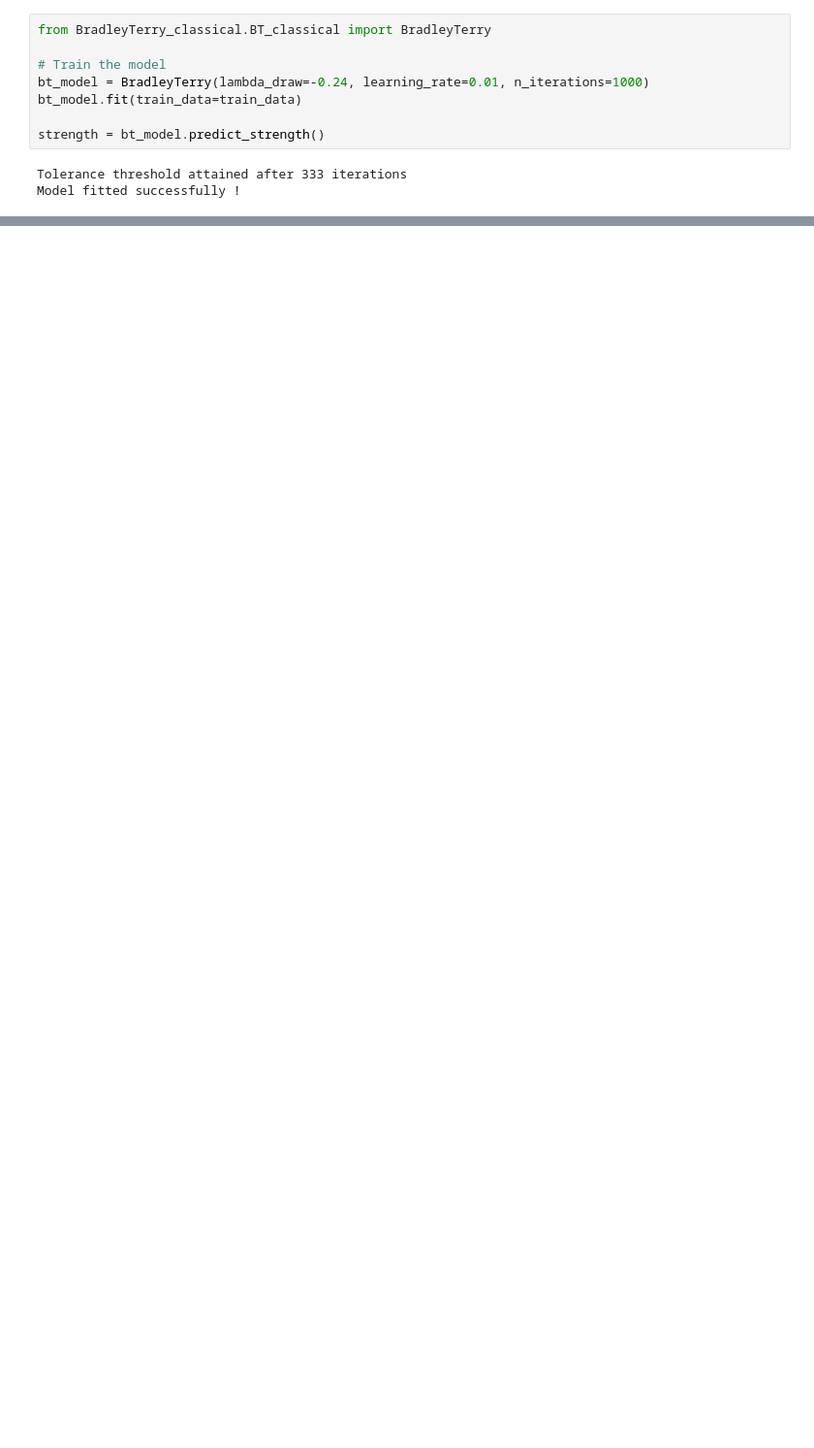
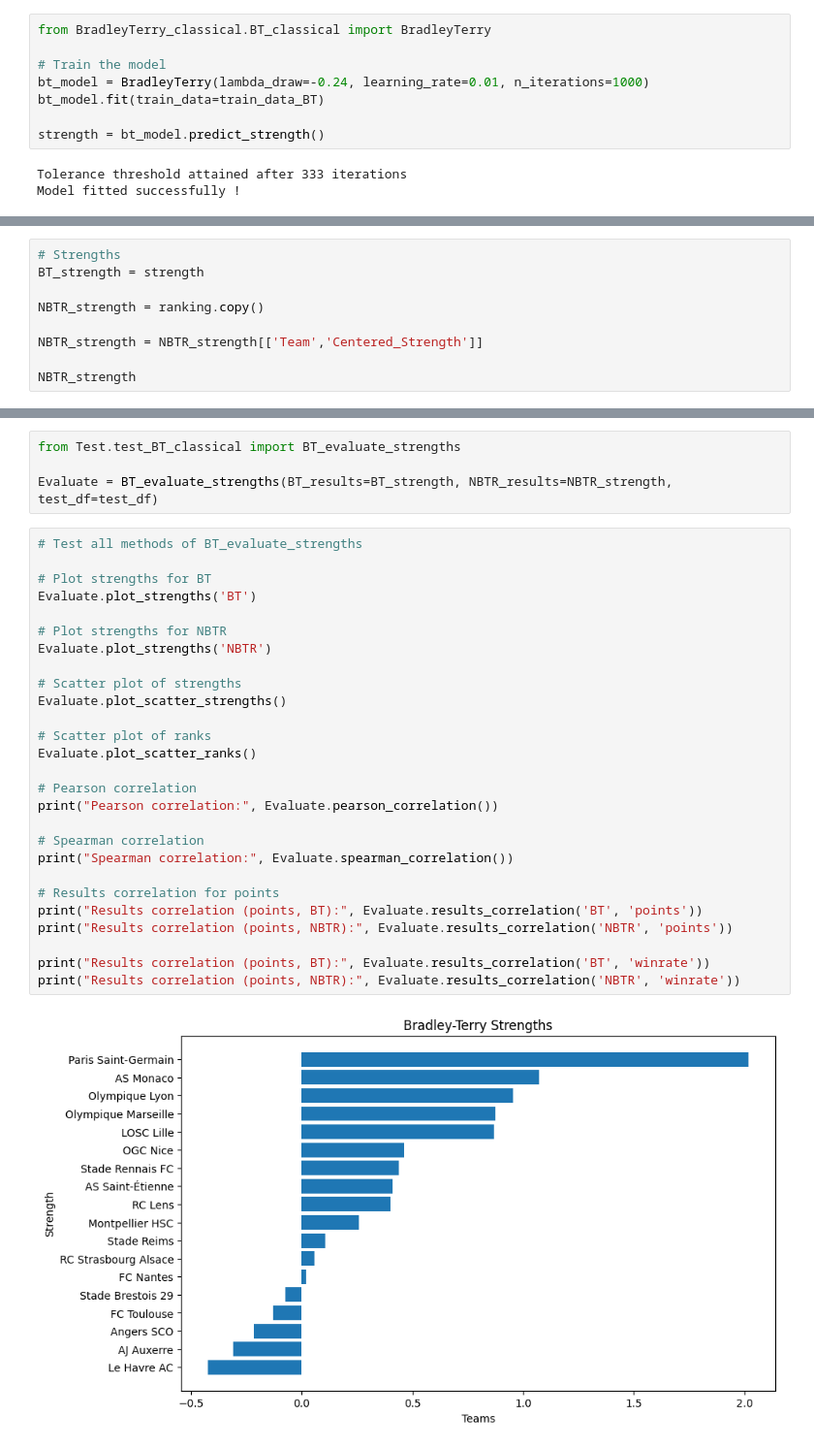
Before and after one commit to plemvan/Learning-Latent-Football-Team-Strengths, a Jupyter notebook: final_main.ipynb, the cells around one changed output, grey strips where cells are left out. Shown at 97% size. Cells and saved outputs as stored; diff of their text form; blank space fills up the shorter version.

Commit message:
Data processing NBTR

```diff
--- a/final_main.ipynb
+++ b/final_main.ipynb
@@ -50,7 +81,7 @@ from BradleyTerry_classical.BT_classical import BradleyTerry
 
 # Train the model
 bt_model = BradleyTerry(lambda_draw=-0.24, learning_rate=0.01, n_iterations=1000)
-bt_model.fit(train_data=train_data)
+bt_model.fit(train_data=train_data_BT)
 
 strength = bt_model.predict_strength()
 # %% [output]
@@ -130,0 +199,9 @@ Training with time-decayed weights
+# %%
+# Strengths
+BT_strength = strength
+
+NBTR_strength = ranking.copy()
+
+NBTR_strength = NBTR_strength[['Team','Centered_Strength']]
+
+NBTR_strength
@@ -130,0 +226,33 @@ Training with time-decayed weights
+# %%
+from Test.test_BT_classical import BT_evaluate_strengths
+
+Evaluate = BT_evaluate_strengths(BT_results=BT_strength, NBTR_results=NBTR_strength, test_df=test_df)
+# %%
+# Test all methods of BT_evaluate_strengths
+
+# Plot strengths for BT
+Evaluate.plot_strengths('BT')
+
+# Plot strengths for NBTR
+Evaluate.plot_strengths('NBTR')
+
+# Scatter plot of strengths
+Evaluate.plot_scatter_strengths()
+
+# Scatter plot of ranks
+Evaluate.plot_scatter_ranks()
+
+# Pearson correlation
+print("Pearson correlation:", Evaluate.pearson_correlation())
+
+# Spearman correlation
+print("Spearman correlation:", Evaluate.spearman_correlation())
+
+# Results correlation for points
+print("Results correlation (points, BT):", Evaluate.results_correlation('BT', 'points'))
+print("Results correlation (points, NBTR):", Evaluate.results_correlation('NBTR', 'points'))
+
+print("Results correlation (points, BT):", Evaluate.results_correlation('BT', 'winrate'))
+print("Results correlation (points, NBTR):", Evaluate.results_correlation('NBTR', 'winrate'))
+# %% [output]
+[figure, added]
```
Also changed, not shown: parts of 11 cells of this notebook, 2 other files.
